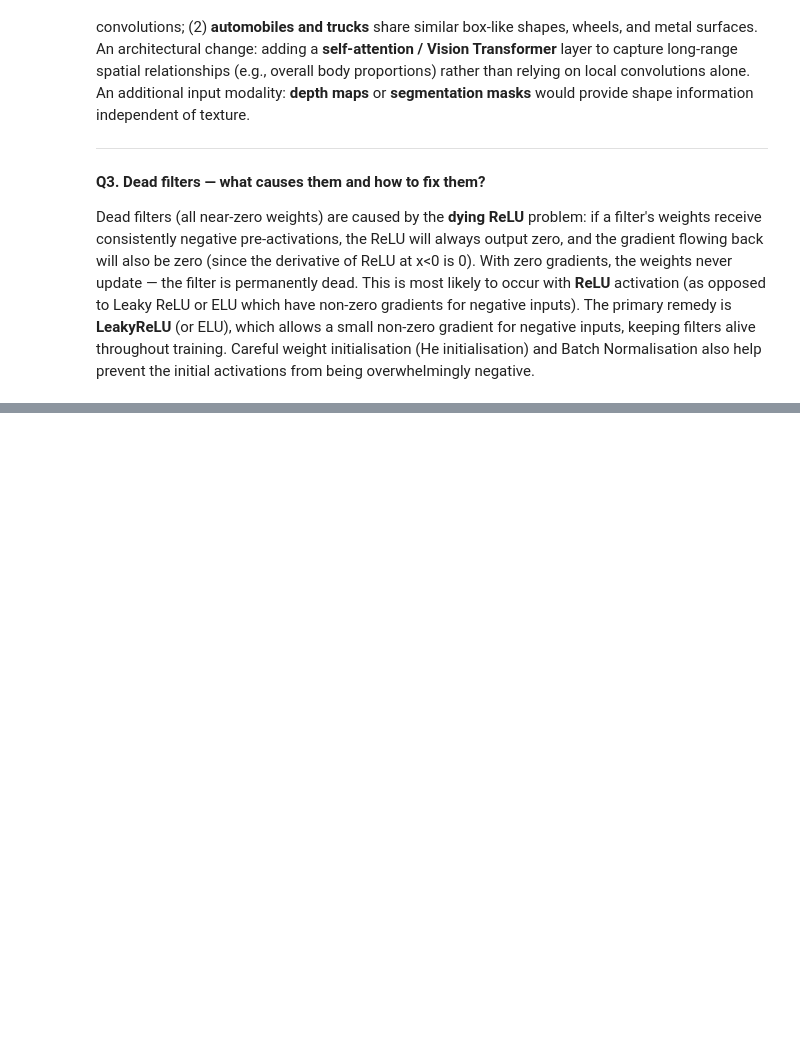
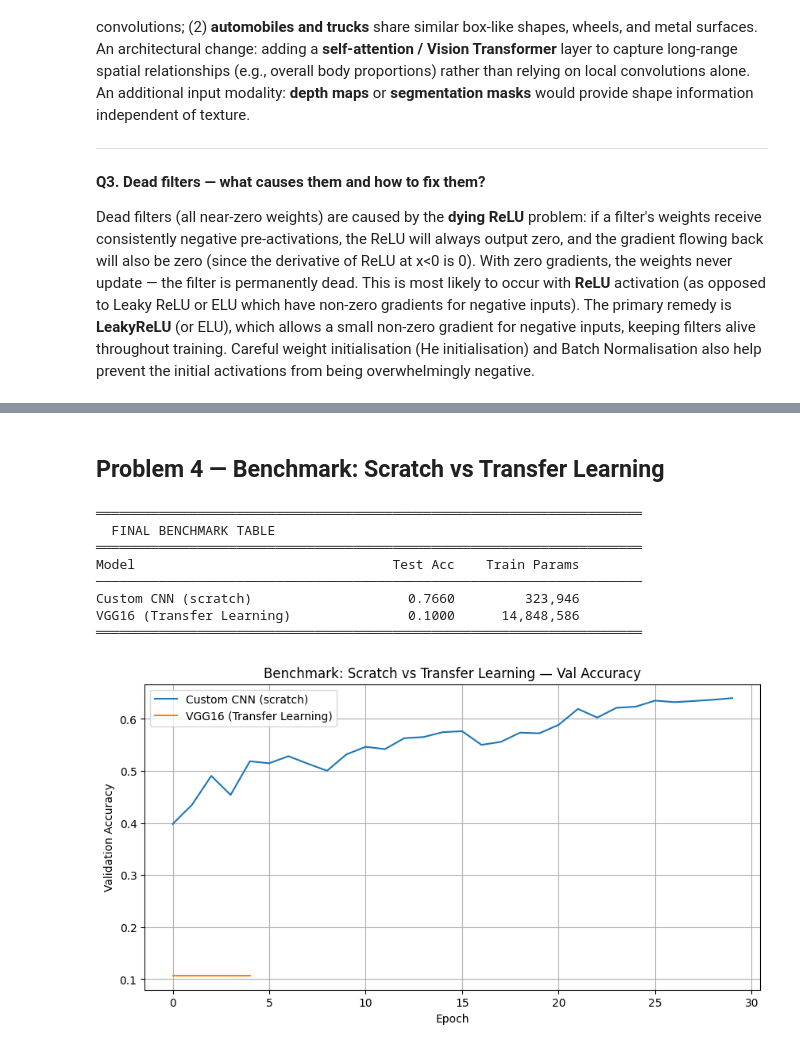
Before and after one commit to SaiAshish1234/CNN-Lab-RGIPT, a Jupyter notebook: 24IT3021_G_Sai_Ashish_CNN_Lab.ipynb, the cells around one changed output, grey strips where cells are left out. Cells and saved outputs as stored; diff of their text form; code cells hidden in the pictures; blank space fills up the shorter version.

```diff
--- a/24IT3021_G_Sai_Ashish_CNN_Lab.ipynb
+++ b/24IT3021_G_Sai_Ashish_CNN_Lab.ipynb
@@ -1510,0 +1790,57 @@ Dead filters (all near-zero weights) are caused by the **dying ReLU** problem: i
+# %% [markdown]
+## Problem 4 — Benchmark: Scratch vs Transfer Learning
+# %%
+# ── Evaluate all models ─────────────────────────────────────────
+
+# Model 1: Custom CNN (Task 3)
+scratch_loss, scratch_acc = cifar_model.evaluate(
+    cifar_x_test_p, cifar_y_test_p, verbose=0
+)
+
+# Model 2: VGG16 (your current model — frozen or fine-tuned)
+vgg_loss, vgg_acc = model.evaluate(
+    cifar_x_test_p, cifar_y_test_p, verbose=0
+)
+
+print("\n" + "═" * 70)
+print("  FINAL BENCHMARK TABLE")
+print("═" * 70)
+print(f"{'Model':<35} {'Test Acc':>10} {'Train Params':>15}")
+print("─" * 70)
+
+print(f"{'Custom CNN (scratch)':<35} {scratch_acc:>10.4f} {cifar_model.count_params():>15,}")
+print(f"{'VGG16 (Transfer Learning)':<35} {vgg_acc:>10.4f} {model.count_params():>15,}")
+
+print("═" * 70)
+
+
+# ── Plot Validation Accuracy Comparison ─────────────────────────
+
+import matplotlib.pyplot as plt
+
+plt.figure(figsize=(10, 5))
+
+# Custom CNN validation accuracy
+if 'hist_cosine' in globals():
+    plt.plot(hist_cosine.history['val_accuracy'], label='Custom CNN (scratch)')
+
+# VGG model validation accuracy
+if 'hist' in globals():
+    plt.plot(hist.history['val_accuracy'], label='VGG16 (Transfer Learning)')
+
+plt.title('Benchmark: Scratch vs Transfer Learning — Val Accuracy')
+plt.xlabel('Epoch')
+plt.ylabel('Validation Accuracy')
+plt.legend()
+plt.grid(True)
+plt.show()
+# %% [output]
+══════════════════════════════════════════════════════════════════════
+  FINAL BENCHMARK TABLE
+══════════════════════════════════════════════════════════════════════
+Model                                 Test Acc    Train Params
+──────────────────────────────────────────────────────────────────────
+Custom CNN (scratch)                    0.7660         323,946
+VGG16 (Transfer Learning)               0.1000      14,848,586
+══════════════════════════════════════════════════════════════════════
+[figure, added]
```
Also changed, not shown: parts of 20 cells of this notebook.
